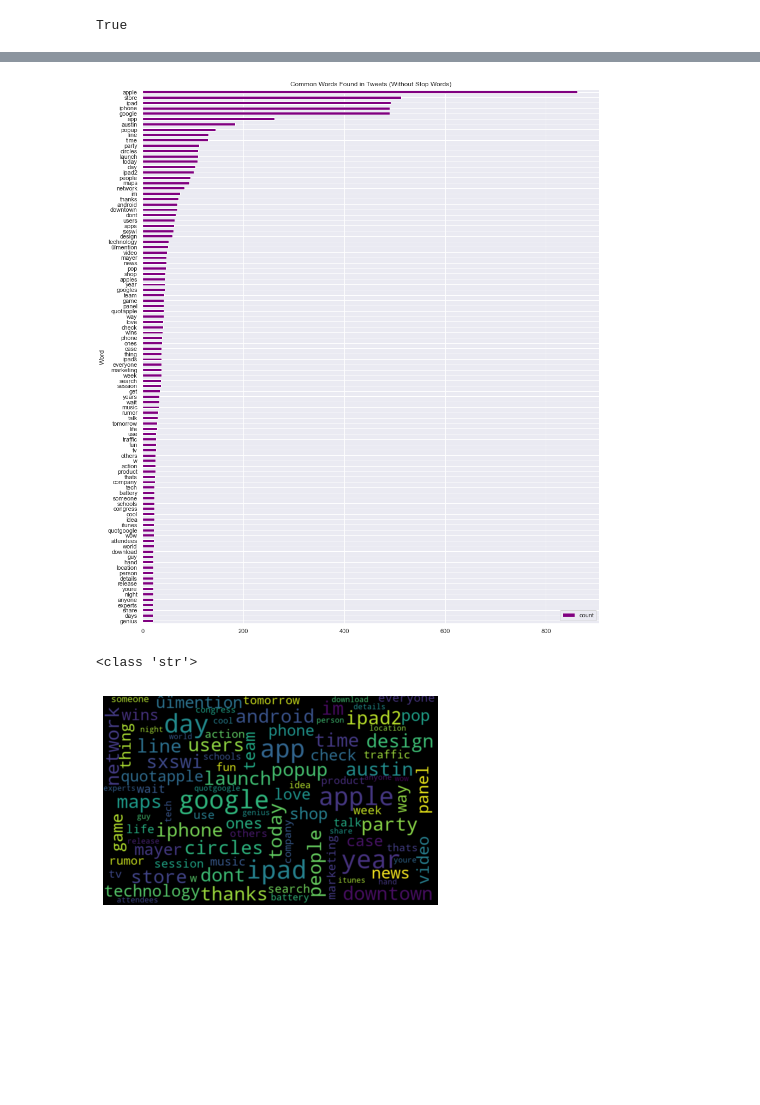
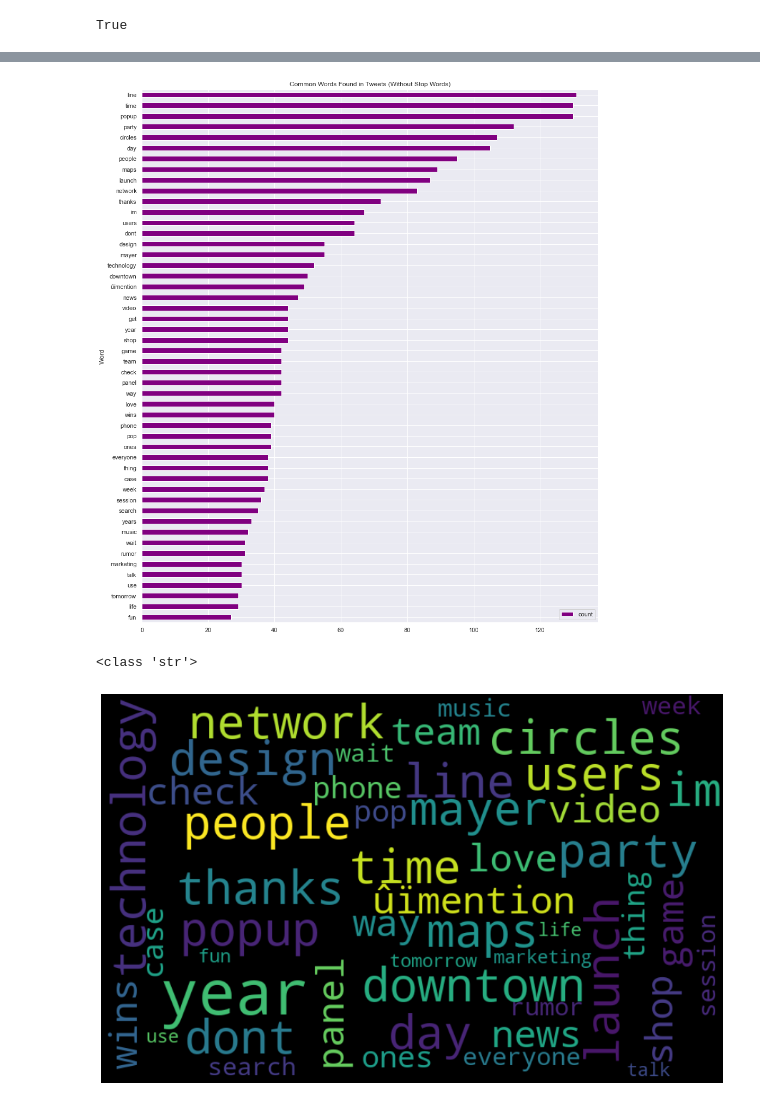
Before and after one commit to markp-rankin/Google-Apple-Tweets, a Jupyter notebook: NLP-Project4-EDA-Mark.ipynb, the cells around one changed output, grey strips where cells are left out. Cells and saved outputs as stored; diff of their text form; code cells hidden in the pictures; blank space fills up the shorter version.

Commit message:
Added lots of explanatory text - use as Notebook 1

```diff
--- a/NLP-Project4-EDA-Mark.ipynb
+++ b/NLP-Project4-EDA-Mark.ipynb
@@ -428,0 +461,8 @@ raw6.head()
+# %%
+# Adding MORE unique things to stopword list.
+stop += ['link', 'quot', 'com', 'rt', 'mention', 'amp', 'sxsw', 'sxtx', '@mention', 'sxswi', 'store', 'link', 'http', '2', 'sxswrt', 'google', 'googles', 'app', 'apps', 'android', 'austin', 'quotgoogle', 'new', 'today', 'one', 'apple', 'ipad', 'ipads', 'iphone', 'ipad2', 'apples', 'quotapple']
+stop_set = set(stop)
+# %%
+#removing stopwords
+raw6['text_fixed'] = raw6['text_fixed'].apply(lambda x: " ".join(x for x in x.split() if x not in stop_set))
+raw6['text_fixed'].head()
@@ -473,3 +542,9 @@ raw5.groupby('feelings').describe()
 | feelings |  |  |  |  |  |  |  |  |  |  | ... |
 | 0 | 518.0 | 102.345560 | 26.315786 | 33.0 | 84.0 | 106.0 | 125.0 | 148.0 | 518.0 | 6.249035 | ... |
 | 1 | 2664.0 | 98.290541 | 26.010621 | 23.0 | 80.0 | 102.0 | 119.0 | 153.0 | 2664.0 | 5.562688 | ... |
+# %%
+# RE-Run this with raw6... which has more stop words cut out.
+# Calculate the values and add them to our df.
+raw6['polarity'] = raw6['text_fixed'].apply(lambda x: TextBlob(x).sentiment[0])
+raw6['subjectivity'] = raw6['text_fixed'].apply(lambda x: TextBlob(x).sentiment[1])
+raw6.head()
@@ -537,6 +640,6 @@ print (len(filtered_pos))
 # %%
 #POS: the 100 most common nouns
 fdist_pos = nltk.FreqDist(filtered_pos)
-top_100_words = fdist_pos.most_common(100)
+top_100_words = fdist_pos.most_common(50)
 print(top_100_words)
 # %% [output]
@@ -581,10 +672,11 @@ top_words_df.head(25)
 # %%
+# The chart shows top 50 words - without stop words
 fig, ax = plt.subplots(figsize=(15,18))
 top_words_df.sort_values(by='count').plot.barh(x='Word', y='count', ax=ax, color="purple")
 ax.set_title("Common Words Found in Tweets (Without Stop Words)")
 plt.show()
 # %% [output]
-[figure, old version]
+[figure, new version]
 # %%
 # Take a look at a word cloud
 import textblob
@@ -597,11 +689,14 @@ print(type(word_counts))
 # %% [output]
 <class 'str'>
 # %%
-wordcloud = WordCloud(width=800, height=500, max_font_size=60).generate(word_counts)
+# Plot is of top 50 words - same data as chart above.
+plt.figure(figsize=(16,10))
+wordcloud = WordCloud(width=800, height=500, max_font_size=80).generate(word_counts)
 plt.imshow(wordcloud, interpolation='bilinear')
 plt.axis('off')
+# plt.title('Top Words in Tweet Set')
 plt.show()
 # %% [output]
-[figure, old version]
+[figure, new version]
 # %% [markdown]
 #### Observations on initial word counts
```
Also changed, not shown: parts of 28 cells of this notebook.
